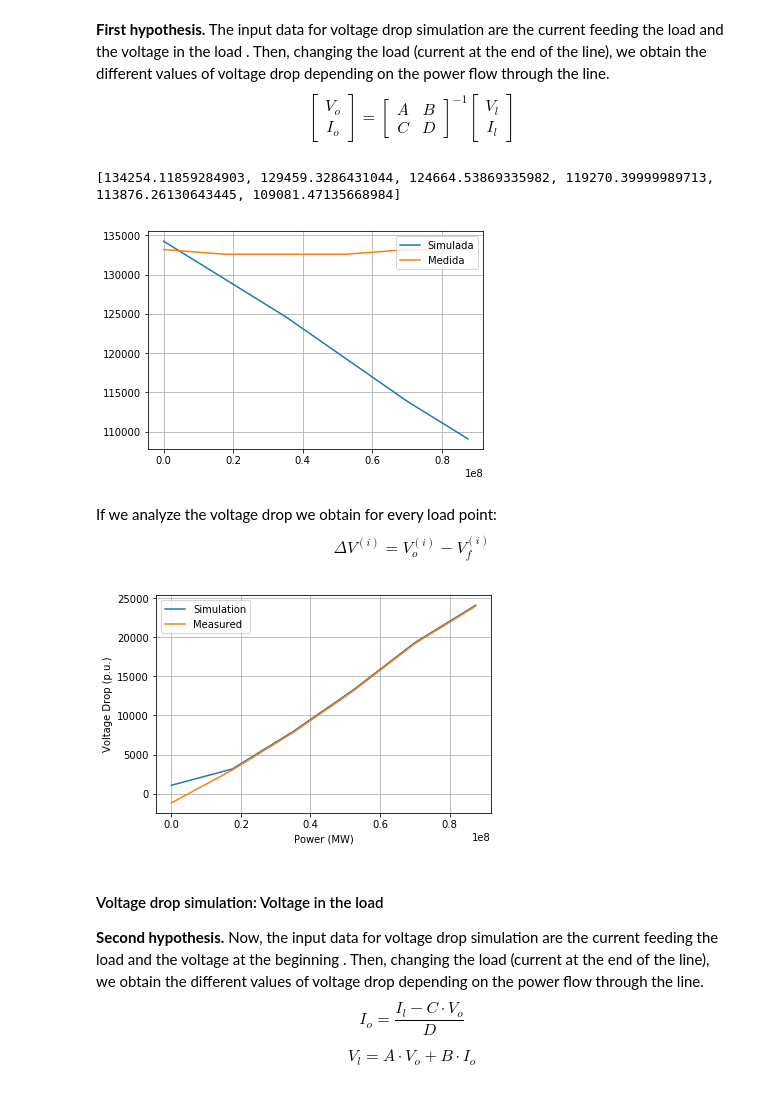
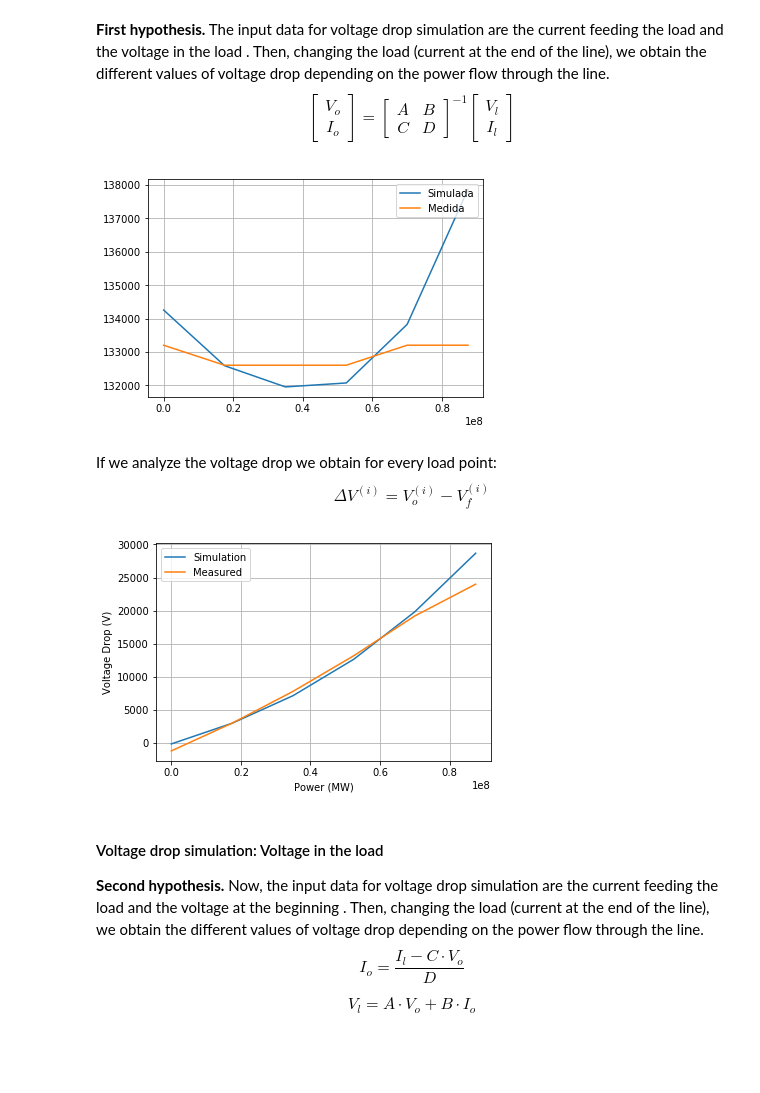
Before and after one commit to ElectricICAI/The-Challenge-of-Future-Energy-Systems, a Jupyter notebook: presentation.ipynb, the cells around one changed output. Cells and saved outputs as stored; diff of their text form; code cells hidden in the pictures; blank space fills up the shorter version.

```diff
--- a/presentation.ipynb
+++ b/presentation.ipynb
@@ -88,9 +88,9 @@ b = omega*C*Z
 r_load = R_load/Z
 
 # Medidas en p.u.
-v_inicial = [p/U for p in V_inicial]
-v_final = [p/U for p in V_final]
-pot = Pot/S
+v_inicial = V_inicial/U;
+v_final = V_final/U;
+pot = Pot/S;
 # %% [markdown]
 ### Voltage Drop ($\Delta V$) vs. Power Cosumption ($P_{load}$)
 # %%
@@ -101,13 +102,2 @@ print(deltaV)
 # %% [markdown]
 ### Plotting Voltage Drop
-# %%
-# Get current size
-fig_size = plt.rcParams["figure.figsize"]
-
-# Prints: [8.0, 6.0]
-print("Current size:", fig_size)
-#
-# Set figure width to 12 and height to 9
-fig_size[0] = 12
-fig_size[1] = 9
-plt.rcParams["figure.figsize"] = fig_size
@@ -158,16 +146,14 @@ L = 60
 R = r*Zbase
 X = x*Zbase
 B = b/Zbase
-print(b)
-print(B)
 
 Z = complex(R,X)
 Y = complex(0,B)
 R_load = r_load*Zbase
 Pot = pot*Sbase
 
-V_inicial= [x*Ubase for x in v_inicial]
-V_final = [x*Ubase for x in v_final]
+V_inicial=  v_inicial*Ubase
+V_final = v_final*Ubase
 
 I_load =[]
 for i in range(6):
@@ -176,5 +162,6 @@ for i in range(6):
     else:
         I_load.append(V_final[i]/R_load[i])
 
-deltaV_lab = [V_inicial[i] - V_final[i] for i in range(len(v_inicial))]
+deltaV_lab = V_inicial - V_final
+print(deltaV_lab)
 # %% [output]
@@ -274,40 +261,36 @@ Vo = []
 V0 = []
 
 for i in range(6):
-    V0 = np.linalg.inv(M)*np.array([[V_final[i]],[I_load[i]]])
-    Vo.append(V0[0][0])
-    Io.append(V0[1][1])
+    V0 = np.linalg.inv(M).dot(np.array([[V_final[i]],[I_load[i]]]))
+    Vo.append(V0[0])
+    Io.append(V0[1])
 
-
-V = [abs(x)*np.sqrt(3) for x in Vo];
-I = [abs(x)*np.sqrt(3) for x in Io];
-print([V[x] for x in range(len(V))])
+# Tensión inicial simulada
+V = np.sqrt(3)*np.array(Vo)
+I = np.sqrt(3)*np.array(Io)
-# %% [output]
-[134254.11859284903, 129459.3286431044, 124664.53869335982, 119270.39999989713, 113876.26130643445, 109081.47135668984]
 # %%
 # Tensión inicial medida vs. tensión inicial simulada
-V_inicial1 = [ V_inicial[x]*np.sqrt(3) for x in range(len(V_inicial))]
-plt.plot(Pot,V,label = "Simulada")
-plt.plot(Pot,V_inicial1, label = "Medida")
+plt.plot(Pot,abs(V),label = "Simulada")
+plt.plot(Pot,V_inicial*np.sqrt(3), label = "Medida")
 plt.legend(loc = 1)
 plt.grid(True)
 # %% [output]
-[figure, old version]
+[figure, new version]
 # %% [markdown]
 If we analyze the voltage drop we obtain for every load point:
 $$\Delta V^{(i)} = V_o^{(i)}-V_f^{(i)}$$
 # %%
-deltav = [(abs(V_inicial[i]-  V[i] ))*np.sqrt(3) for i in range(6)]
-deltav_lab = [(V_inicial[i] - V_final[i])*np.sqrt(3) for i in range(6)]
+deltav = [abs(V[i]) -  abs(V_final[i]*np.sqrt(3)) for i in range(len(V_final))]
+deltav_lab = (abs(V_inicial*np.sqrt(3)) - abs(V_final*np.sqrt(3)))
 
 plt.plot(Pot,deltav,label = 'Simulation')
 plt.plot(Pot,deltav_lab,label = 'Measured')
 plt.xlabel('Power (MW)')
-plt.ylabel('Voltage Drop (p.u.)')
+plt.ylabel('Voltage Drop (V)')
 plt.legend(loc = 2)
 plt.grid(True)
 # %% [output]
-[figure, old version]
+[figure, new version]
 # %% [markdown]
 #### Voltage drop simulation: Voltage in the load
 **Second hypothesis.** Now, the input data for voltage drop simulation are the current feeding the load  and the voltage at the beginning . Then, changing the load (current at the end of the line), we obtain the different values of voltage drop depending on the power flow through the line.
```
Also changed, not shown: parts of 8 cells of this notebook, 1 other file.
